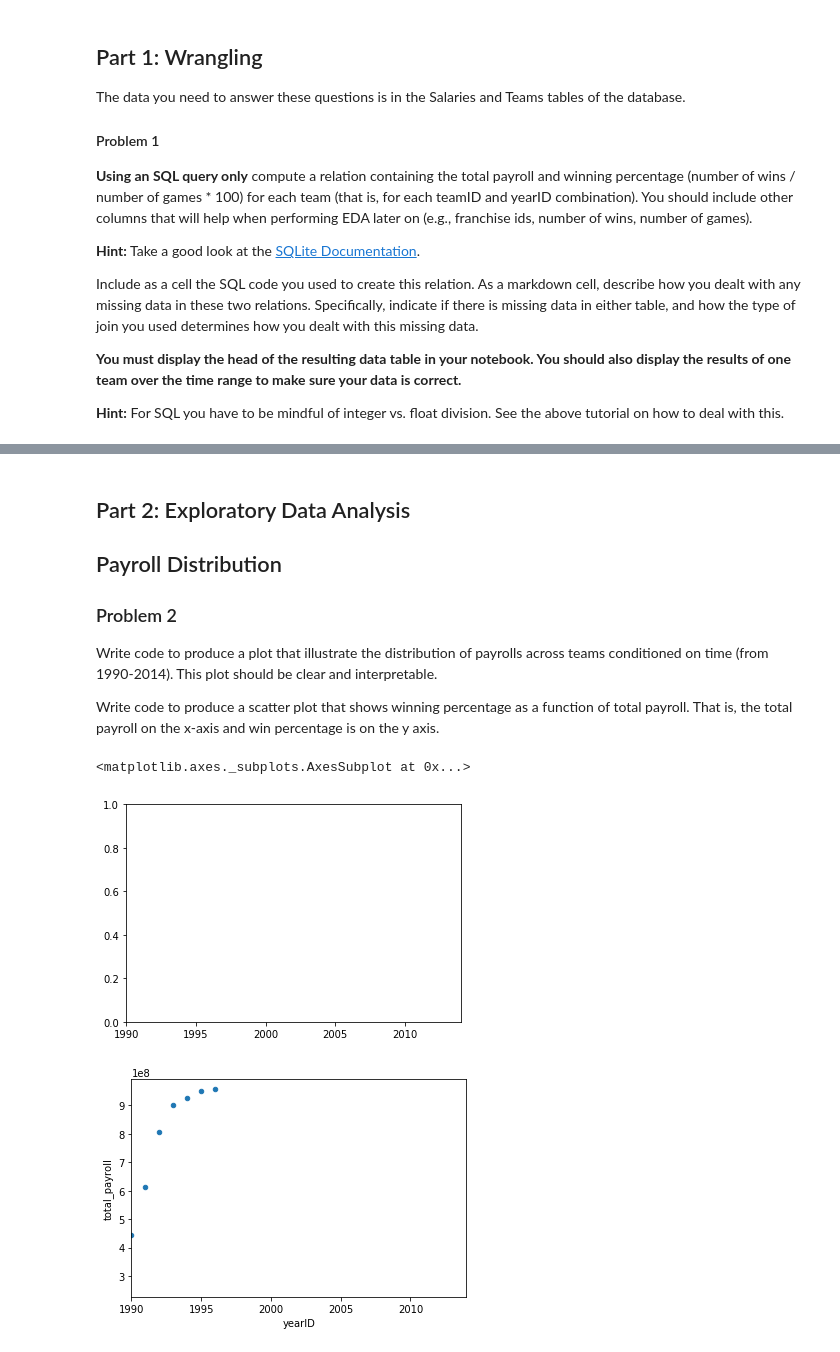
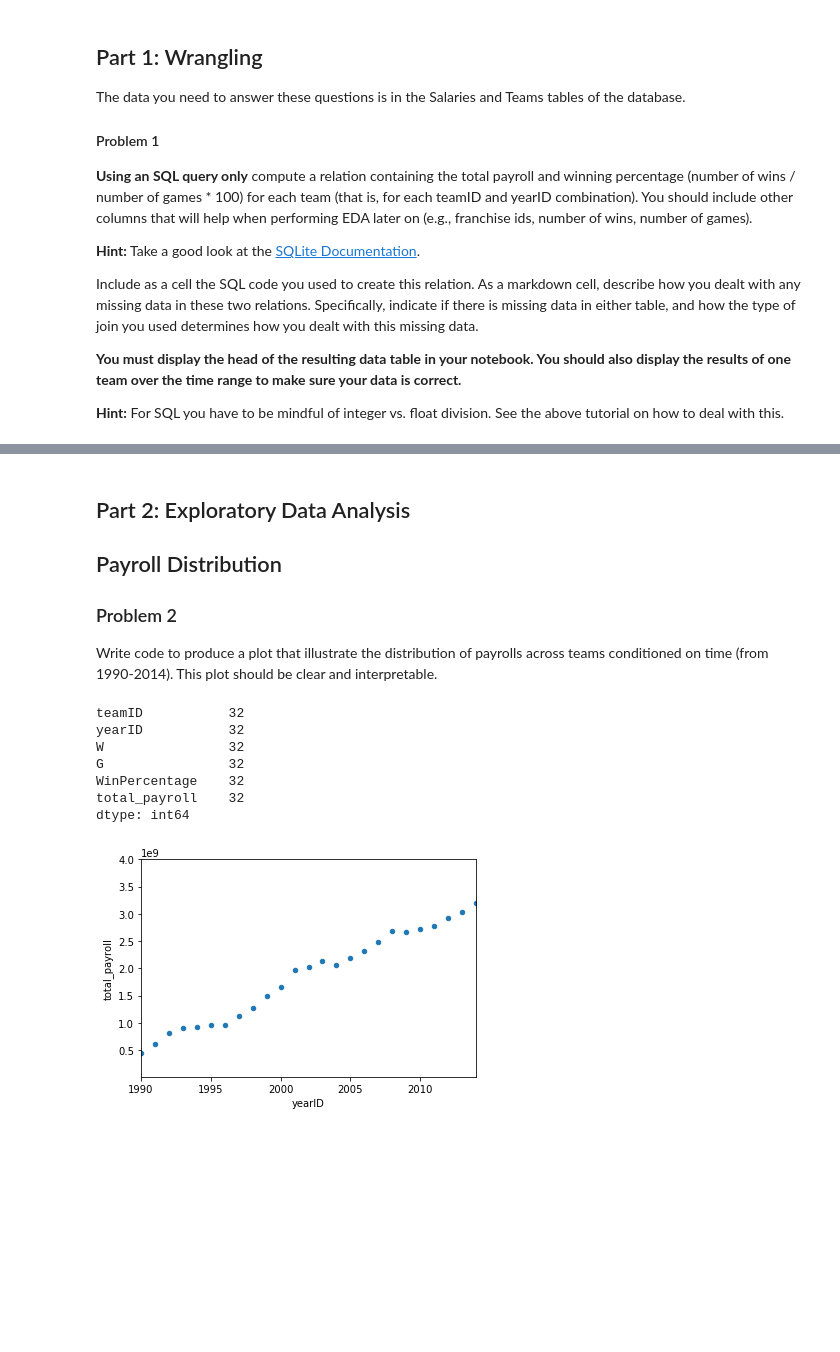
Before and after one commit to thegerrit/data_science, a Jupyter notebook: project2/Project 2 - Garrett Van Beek.ipynb, the cells around one changed output, grey strips where cells are left out. Drawn from its saved outputs; the diff is of its cells as text; code cells hidden in the pictures; blank space fills up the shorter version.

```diff
--- a/project2/Project 2 - Garrett Van Beek.ipynb
+++ b/project2/Project 2 - Garrett Van Beek.ipynb
@@ -66,8 +89,6 @@ pw_df.head()
 ## Payroll Distribution
 ### Problem 2
 Write code to produce a plot that illustrate the distribution of payrolls across teams conditioned on time (from 1990-2014). This plot should be clear and interpretable.
-
-Write code to produce a scatter plot that shows winning percentage as a function of total payroll. That is, the total payroll on the x-axis and win percentage is on the y axis.
 # %%
 %matplotlib inline
 import matplotlib.pyplot as plt
@@ -74,19 +96,16 @@ import matplotlib.pyplot as plt
-# %%
-#fig, axes = plt.subplots(1, 24, figsize=(5, 5), sharey=True)
-
-'''years = payroll_winpercent["yearID"].unique()
-for ax, team in zip(axes, teams):
-    #housing_type = housing_df[housing_df["Bldg Type"] == bldg_type]
-    df_to_vis = payroll_winpercent[payroll_winpercent["teamID"] == team]
-    df_to_vis.plot.scatter(x="yearID", y="total_payroll", ax=ax)
-    ax.set_title(team)'''
-teams = pw_df["teamID"].unique()
-#for team in teams:
-
-my_ax = plt.axes()
-my_ax.set_xlim(left = 1990, right = 2014)
-pw_df[pw_df["teamID"] == "ATL"].plot.scatter(x = "yearID", y = "total_payroll", xlim=(1990,2014))
-# %% [output]
-<matplotlib.axes._subplots.AxesSubplot at 0x...>
-[figure, removed]
-[figure, removed]
+# %%
+# Illustrate the distribution of payrolls across teams over time.
+pw_df[pw_df["total_payroll"] > 0].plot.scatter(x = "yearID", y = "total_payroll", xlim = (1990, 2014), ylim = (1e7, 4e9))
+
+#Note: my data only contains 32 entries with total payroll information, the rest are null values.
+# I am not sure if I wrangled the data incorrectly or if the data is just very limitted
+pw_df[pw_df["total_payroll"] > 0].count()
+# %% [output]
+teamID           32
+yearID           32
+W                32
+G                32
+WinPercentage    32
+total_payroll    32
+dtype: int64
+[figure, added]
```
Also changed, not shown: parts of 10 cells of this notebook, 2 other files.
